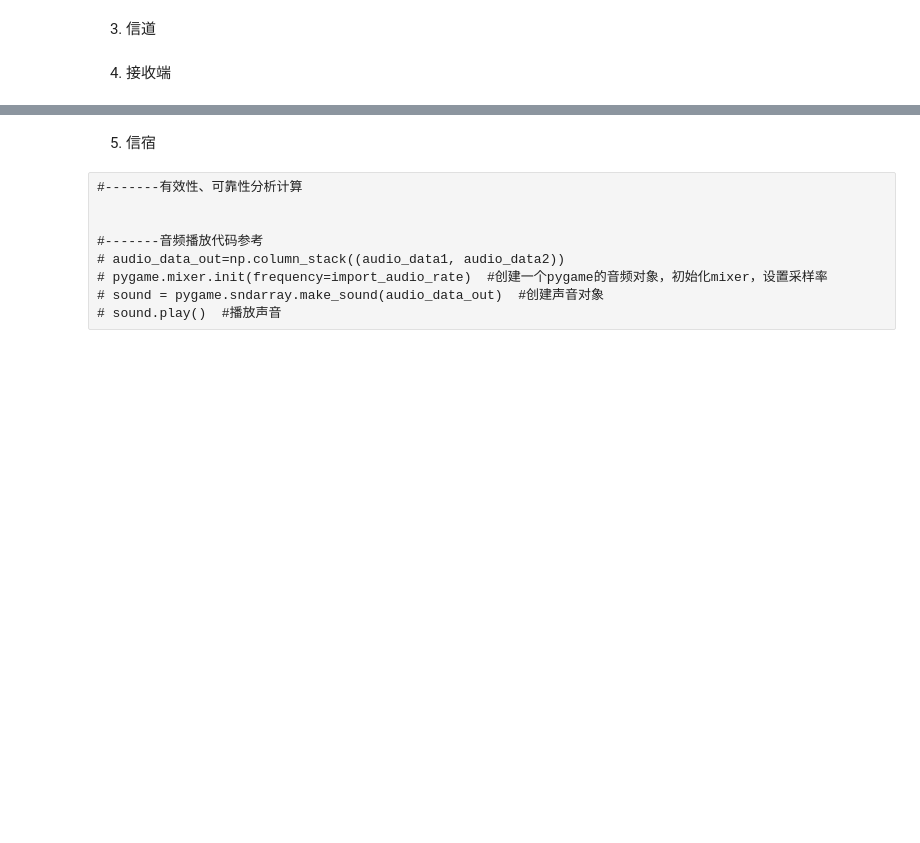
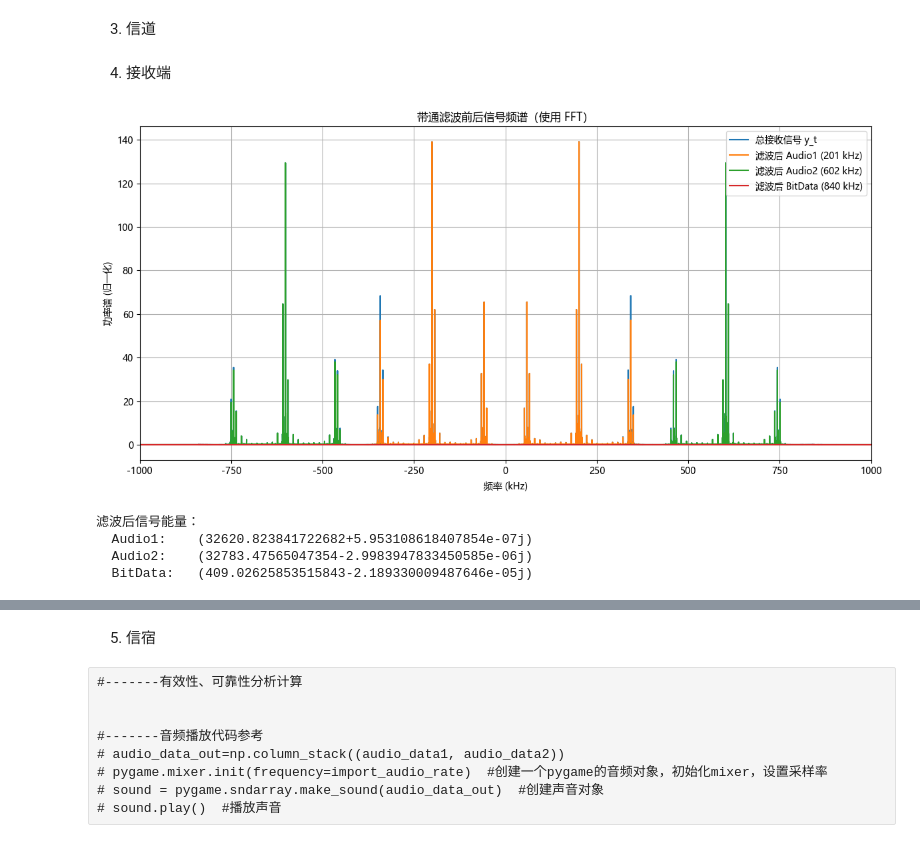
Before and after one commit to Staudinger0325/comfun-lrj, a Jupyter notebook: exam_work.ipynb, the cells around one changed output, grey strips where cells are left out. Drawn from its saved outputs; the diff is of its cells as text; code cells hidden in the pictures; blank space fills up the shorter version.

```diff
--- a/exam_work.ipynb
+++ b/exam_work.ipynb
@@ -139,7 +136,8 @@ df = 1/T_obs
 f = np.arange(-N_obs/2*df, N_obs/2*df, df)
 # %%
 #-----发送到信道上的已调信号统一命名为s_t
-s_t = np.zeros(len(t)) #这里装已调信号
+s_t = fdm_signal
+t = np.arange(len(s_t)) / Fs_system   # Fs_system = 2.272e6
 ff,S_f = ct.FourierTransfrom(t,s_t)
 # %%
 plt.figure(figsize=(12, 10)) # 设置图的大小
@@ -187,15 +185,17 @@ plt.tight_layout() # 自动调整子图布局，避免重叠
 # %% [markdown]
 3. 信道
 # %%
+
 #理想限带信道的冲激响应h_channel_t和传递函数H_channel_f
-BPF_low_freq = 900
-BPF_high_freq = 1100
-H_channel_f = 0.01*np.where((np.abs(f) >= BPF_low_freq) & (np.abs(f) <= BPF_high_freq), 1, 0)
+BPF_low_freq = -900*1000
+BPF_high_freq = 1100*1000
+H_channel_f = np.where((f >= BPF_low_freq) & (f <= BPF_high_freq), 1.0, 0.0)
+H_channel_f *= 0.1                                               # 20 dB 衰减 => 幅度 ×0.1
 tt,h_channel_t = ct.RFourierTransfrom(f,H_channel_f)
 
 #宽带高斯噪声
-N0 = 1e-10 #噪声单边功率谱密度
-sigma = np.sqrt(N0*Fs)
+N0 = 0 #噪声单边功率谱密度
+sigma = np.sqrt(N0*Fs/2)
 nw_t = np.random.normal(loc=0, scale=sigma, size=len(t))
 
 #信号s(t)通过信道
@@ -205,4 +205,61 @@ y_t = y_t+nw_t
 # %% [markdown]
 4. 接收端
 # %%
-#-------接收端各模块实现（接收信号是y_t）
+from scipy.signal import butter, sosfilt
+
+# ---------------- 参数定义 ----------------
+Fs_system = 2.272e6  # 系统采样率
+fc_audio1 = 201e3
+fc_audio2 = 602e3
+fc_bitdata = 835e3
+
+# 根据信道带宽和滚降系数计算带通滤波器带宽
+bandwidth_audio = 284e3 * 1.25  # 355 kHz
+bandwidth_data = 32e3 * 1.25    # 40 kHz
+
+# ---------------- 带通滤波函数定义 ----------------
+def bandpass_filter(data, fs, fc, bw, order=6):
+    nyq = fs / 2
+    low = (fc - bw/2) / nyq
+    high = (fc + bw/2) / nyq
+    sos = butter(order, [low, high], btype='bandpass', output='sos')
+    return sosfilt(sos, data)
+
+# ---------------- 滤波提取三路信号 ----------------
+signal_audio1 = bandpass_filter(y_t, Fs_system, fc_audio1, bandwidth_audio)
+signal_audio2 = bandpass_filter(y_t, Fs_system, fc_audio2, bandwidth_audio)
+signal_bitdata = bandpass_filter(y_t, Fs_system, fc_bitdata, bandwidth_data)
+
+# ---------------- 使用 FFT 绘制频谱 ----------------
+def plot_fft(signal, Fs, label):
+    N = len(signal)
+    f = np.fft.fftshift(np.fft.fftfreq(N, d=1/Fs)) / 1e3  # kHz
+    spectrum = np.fft.fftshift(np.abs(np.fft.fft(signal))**2) / N
+    plt.plot(f, spectrum, label=label)
+
+plt.figure(figsize=(12,6))
+plot_fft(y_t, Fs_system, '总接收信号 y_t')
+plot_fft(signal_audio1, Fs_system, '滤波后 Audio1 (201 kHz)')
+plot_fft(signal_audio2, Fs_system, '滤波后 Audio2 (602 kHz)')
+plot_fft(signal_bitdata, Fs_system, '滤波后 BitData (840 kHz)')
+
+plt.xlim(-1000, 1000)
+plt.xlabel('频率 (kHz)')
+plt.ylabel('功率谱 (归一化)')
+plt.title('带通滤波前后信号频谱（使用 FFT）')
+plt.legend()
+plt.grid()
+plt.tight_layout()
+plt.show()
+
+# ---------------- 能量验证 ----------------
+print("滤波后信号能量：")
+print("  Audio1:   ", np.sum(signal_audio1**2))
+print("  Audio2:   ", np.sum(signal_audio2**2))
+print("  BitData:  ", np.sum(signal_bitdata**2))
+# %% [output]
+[figure, added]
+滤波后信号能量：
+  Audio1:    (32620.823841722682+5.953108618407854e-07j)
+  Audio2:    (32783.47565047354-2.9983947833450585e-06j)
+  BitData:   (409.02625853515843-2.189330009487646e-05j)
```
Also changed, not shown: parts of 5 cells of this notebook.
